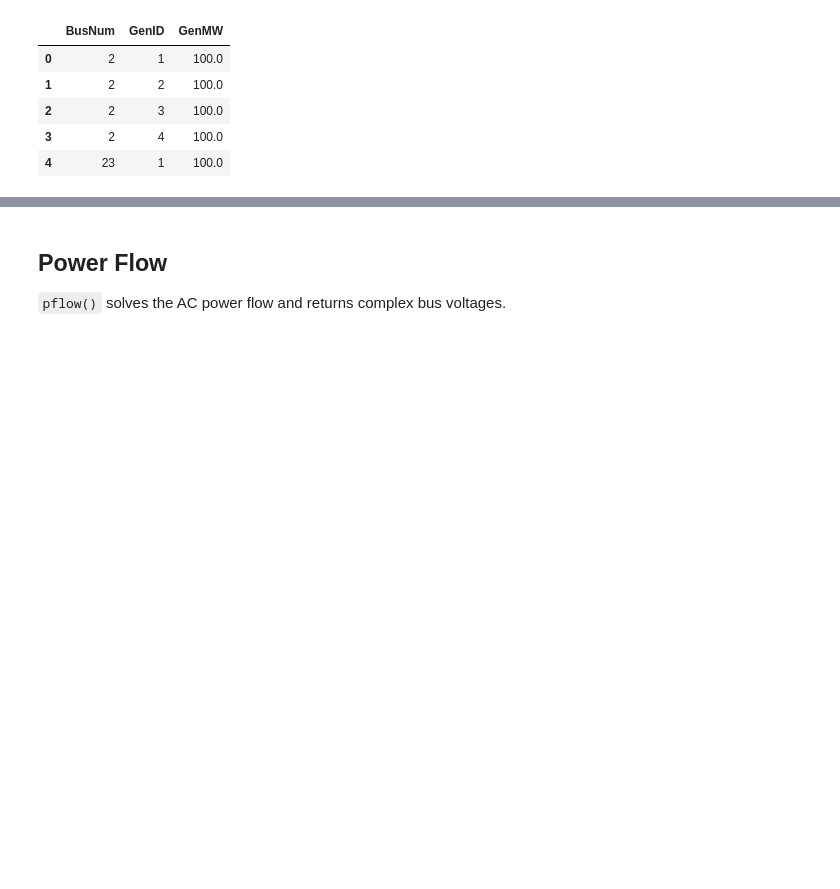
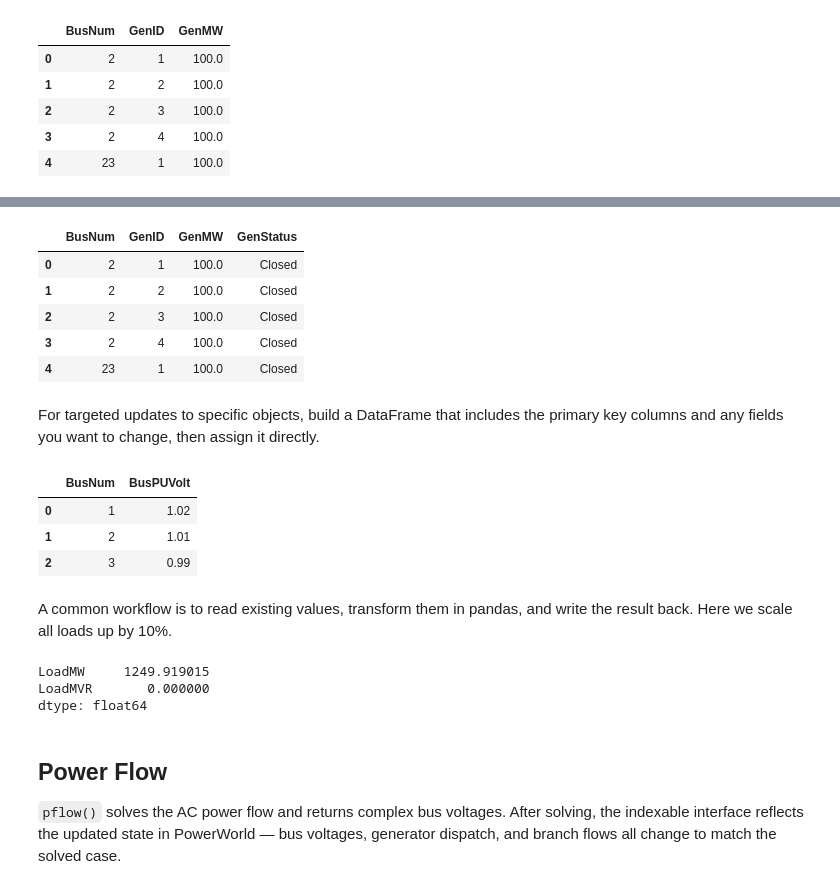
Before and after one commit to lukelowry/ESApp, a Jupyter notebook: docs/examples/getting_started/01_getting_started.ipynb, the cells around one changed output, grey strips where cells are left out. Saved outputs shown, nothing was run; the diff lists cells and outputs as text; code cells hidden in the pictures; blank space fills up the shorter version.

```diff
--- a/docs/examples/getting_started/01_getting_started.ipynb
+++ b/docs/examples/getting_started/01_getting_started.ipynb
@@ -87,7 +164,51 @@ wb[Gen, "GenMW"].head()
+# %%
+wb[Gen, ["GenMW", "GenStatus"]] = [100.0, "Closed"]
+wb[Gen, ["GenMW", "GenStatus"]].head()
+# %% [output]
+|  | BusNum | GenID | GenMW | GenStatus |
+| 0 | 2 | 1 | 100.0 | Closed |
+| 1 | 2 | 2 | 100.0 | Closed |
+| 2 | 2 | 3 | 100.0 | Closed |
+| 3 | 2 | 4 | 100.0 | Closed |
+| 4 | 23 | 1 | 100.0 | Closed |
+# %% [markdown]
+For targeted updates to specific objects, build a DataFrame that
+includes the primary key columns and any fields you want to change,
+then assign it directly.
+# %%
+updates = pd.DataFrame({
+    "BusNum": wb[Bus]["BusNum"].head(3),
+    "BusPUVolt": [1.02, 1.01, 0.99]
+})
+wb[Bus] = updates
+
+wb[Bus, "BusPUVolt"].head(3)
+# %% [output]
+|  | BusNum | BusPUVolt |
+| 0 | 1 | 1.02 |
+| 1 | 2 | 1.01 |
+| 2 | 3 | 0.99 |
+# %% [markdown]
+A common workflow is to read existing values, transform them in
+pandas, and write the result back. Here we scale all loads up by 10%.
+# %%
+loads = wb[Load, ["LoadMW", "LoadMVR"]]
+loads["LoadMW"] *= 1.10
+loads["LoadMVR"] *= 1.10
+wb[Load] = loads
+
+wb[Load, ["LoadMW", "LoadMVR"]][["LoadMW", "LoadMVR"]].sum()
+# %% [output]
+LoadMW     1249.919015
+LoadMVR       0.000000
+dtype: float64
 # %% [markdown]
 ## Power Flow
 
 `pflow()` solves the AC power flow and returns complex bus voltages.
+After solving, the indexable interface reflects the updated state in
+PowerWorld — bus voltages, generator dispatch, and branch flows all
+change to match the solved case.
 # %%
 V = wb.pflow()
 V.head()
```
Also changed, not shown: parts of 33 cells of this notebook, 35 other files.
